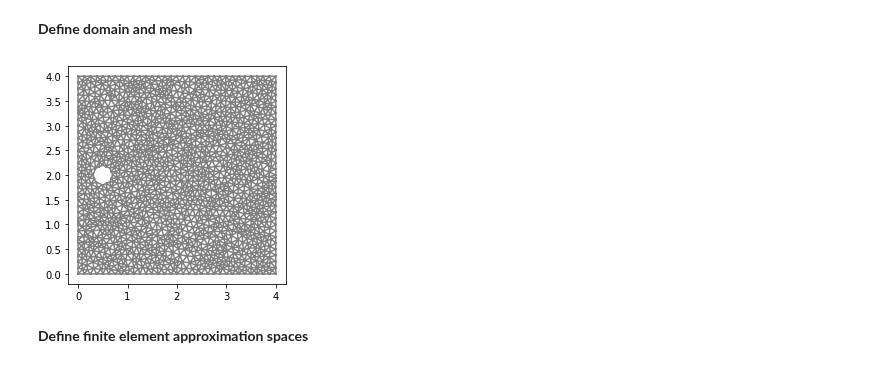
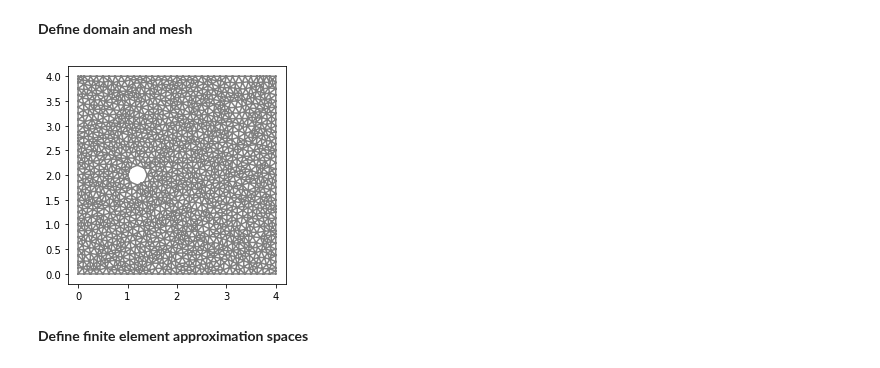
Before and after one commit to johanhoffman/DD2365_VT22, a Jupyter notebook: Lab3/notanumber_lab3.ipynb, the cells around one changed output. Cells and saved outputs as stored; diff of their text form; code cells hidden in the pictures.

```diff
--- a/Lab3/notanumber_lab3.ipynb
+++ b/Lab3/notanumber_lab3.ipynb
@@ -156,34 +156,34 @@ To read more about how to use similar methods for more complex problems, see e.g
 # %%
 # Define rectangular domain
 L = 4
 H = 4
 
 # Define circle
-xc = 0.5
+xc = 0.3*H
 yc = 0.5*H
 rc = 0.2
 
 # Generate mesh (examples with and without a hole in the mesh)
 resolution = 32
 #mesh = RectangleMesh(Point(0.0, 0.0), Point(L, H), L*resolution, H*resolution)
 mesh = generate_mesh(Rectangle(Point(0.0,0.0), Point(L,H)) - Circle(Point(xc,yc),rc), resolution)
 
 # Local mesh refinement (specified by a cell marker)
 init_no_levels = 0
 for i in range(0,init_no_levels):
   cell_marker = MeshFunction("bool", mesh, mesh.topology().dim())
   for cell in cells(mesh):
     cell_marker[cell] = False
     p = cell.midpoint()
     if p.distance(Point(0.5, 0.5)) < 1.0:
         cell_marker[cell] = True
   mesh = refine(mesh, cell_marker)
 
 plt.figure()
 plot(mesh)
 plt.show()
 # %% [output]
-[figure, old version]
+[figure, new version]
 # %% [markdown]
 **Define finite element approximation spaces**
 # %%
```
Also changed, not shown: parts of 7 cells of this notebook.
